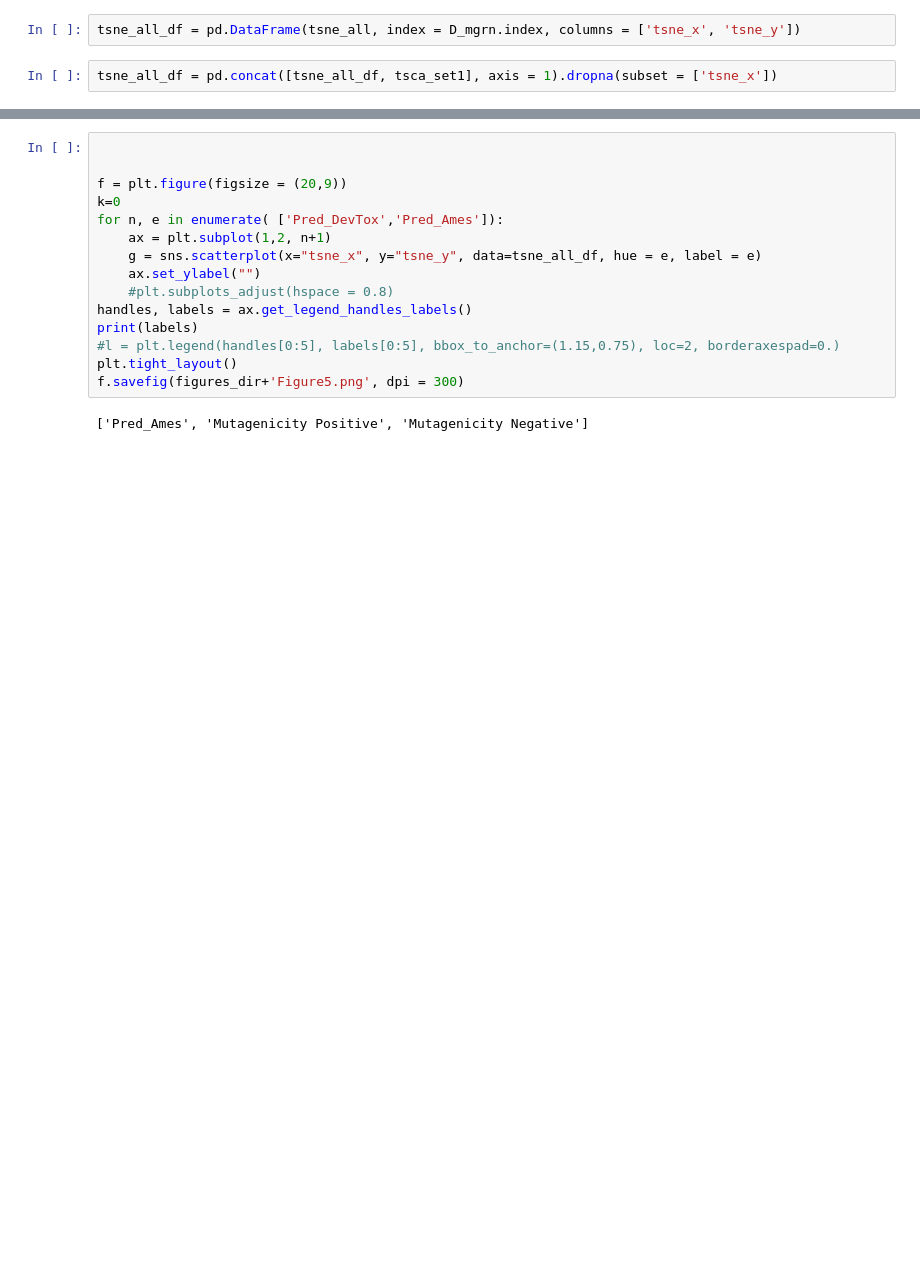
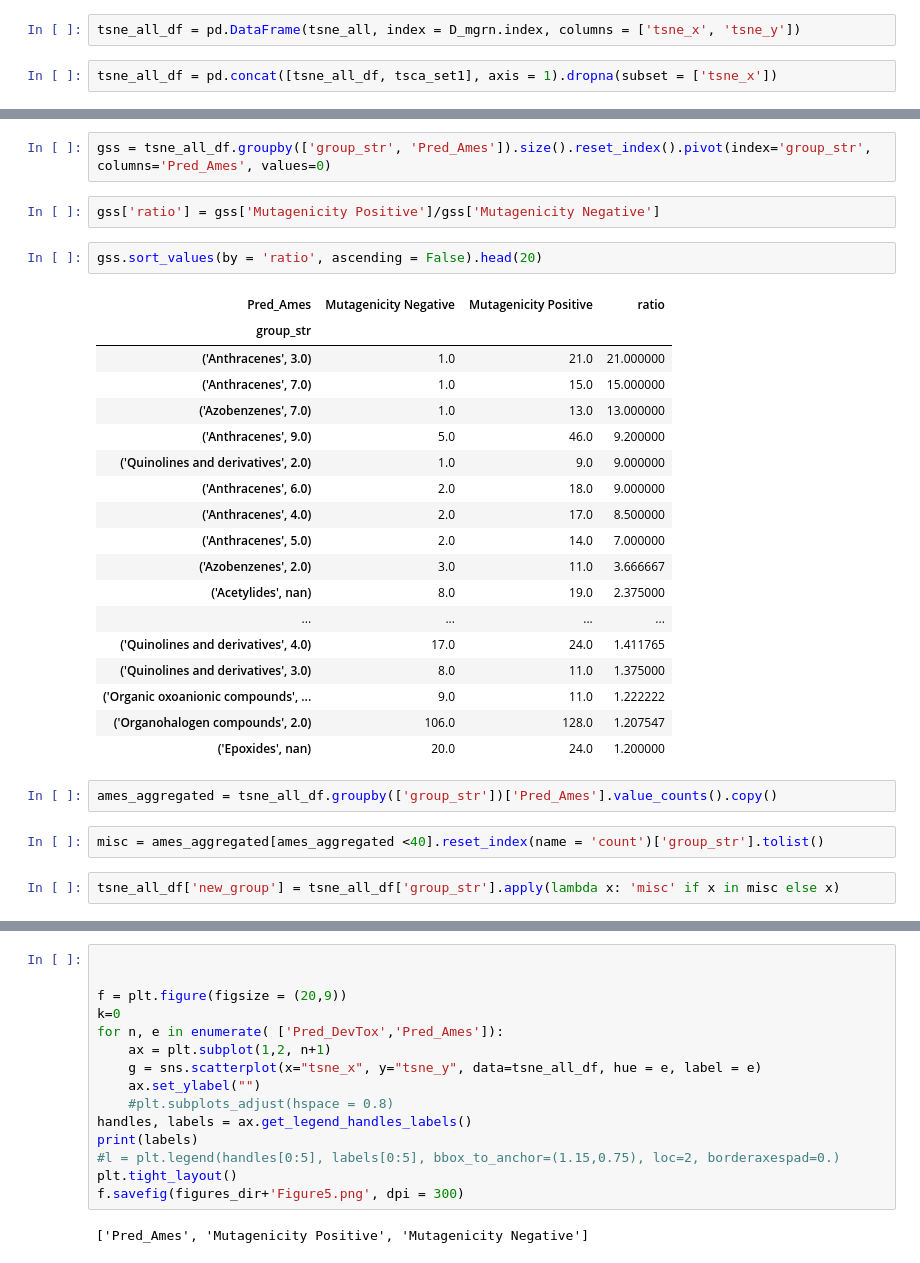
Before and after one commit to patlewig/tsca_categories, a Jupyter notebook: notebooks/15_TEST_predictions.ipynb, the cells around one changed output, grey strips where cells are left out. Cells and saved outputs as stored; diff of their text form; blank space fills up the shorter version.

```diff
--- a/notebooks/15_TEST_predictions.ipynb
+++ b/notebooks/15_TEST_predictions.ipynb
@@ -524,0 +515,31 @@ tsne_all_df
+# %%
+gss = tsne_all_df.groupby(['group_str', 'Pred_Ames']).size().reset_index().pivot(index='group_str', columns='Pred_Ames', values=0)
+# %%
+gss['ratio'] = gss['Mutagenicity Positive']/gss['Mutagenicity Negative']
+# %%
+gss.sort_values(by = 'ratio', ascending = False).head(20)
+# %% [output]
+| Pred_Ames | Mutagenicity Negative | Mutagenicity Positive | ratio |
+| group_str |  |  |  |
+| ('Anthracenes', 3.0) | 1.0 | 21.0 | 21.000000 |
+| ('Anthracenes', 7.0) | 1.0 | 15.0 | 15.000000 |
+| ('Azobenzenes', 7.0) | 1.0 | 13.0 | 13.000000 |
+| ('Anthracenes', 9.0) | 5.0 | 46.0 | 9.200000 |
+| ('Quinolines and derivatives', 2.0) | 1.0 | 9.0 | 9.000000 |
+| ('Anthracenes', 6.0) | 2.0 | 18.0 | 9.000000 |
+| ('Anthracenes', 4.0) | 2.0 | 17.0 | 8.500000 |
+| ('Anthracenes', 5.0) | 2.0 | 14.0 | 7.000000 |
+| ('Azobenzenes', 2.0) | 3.0 | 11.0 | 3.666667 |
+| ('Acetylides', nan) | 8.0 | 19.0 | 2.375000 |
+| ... | ... | ... | ... |
+| ('Quinolines and derivatives', 4.0) | 17.0 | 24.0 | 1.411765 |
+| ('Quinolines and derivatives', 3.0) | 8.0 | 11.0 | 1.375000 |
+| ('Organic oxoanionic compounds', ... | 9.0 | 11.0 | 1.222222 |
+| ('Organohalogen compounds', 2.0) | 106.0 | 128.0 | 1.207547 |
+| ('Epoxides', nan) | 20.0 | 24.0 | 1.200000 |
+# %%
+ames_aggregated = tsne_all_df.groupby(['group_str'])['Pred_Ames'].value_counts().copy()
+# %%
+misc = ames_aggregated[ames_aggregated <40].reset_index(name = 'count')['group_str'].tolist()
+# %%
+tsne_all_df['new_group'] = tsne_all_df['group_str'].apply(lambda x: 'misc' if x in misc else x)
```
Also changed, not shown: parts of 19 cells of this notebook, 2 other files.
